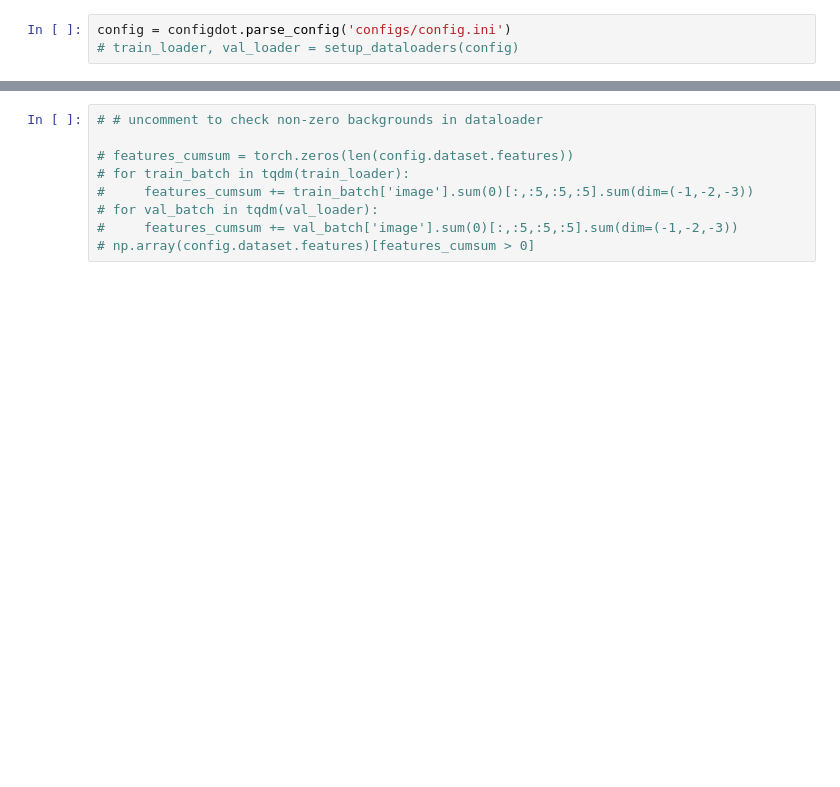
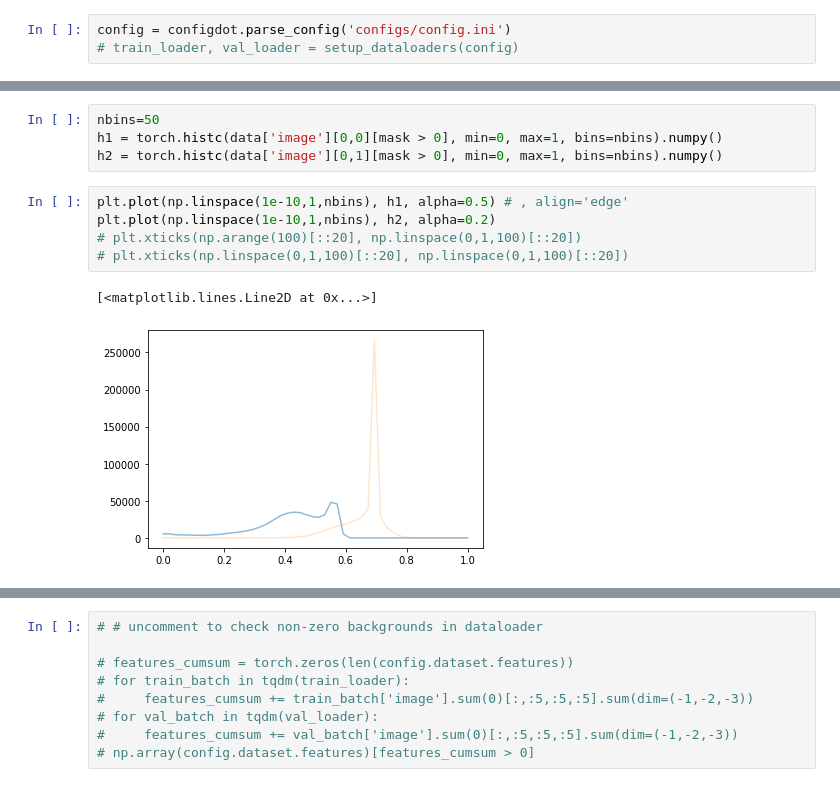
Before and after one commit to blufzzz/FCDNet, a Jupyter notebook: debug.ipynb, the cells around one changed output, grey strips where cells are left out. Drawn from its saved outputs; the diff is of its cells as text; blank space fills up the shorter version.

```diff
--- a/debug.ipynb
+++ b/debug.ipynb
@@ -345,0 +371,12 @@ val_loader = DataLoader(val_ds,
+# %%
+nbins=50
+h1 = torch.histc(data['image'][0,0][mask > 0], min=0, max=1, bins=nbins).numpy()
+h2 = torch.histc(data['image'][0,1][mask > 0], min=0, max=1, bins=nbins).numpy()
+# %%
+plt.plot(np.linspace(1e-10,1,nbins), h1, alpha=0.5) # , align='edge'
+plt.plot(np.linspace(1e-10,1,nbins), h2, alpha=0.2)
+# plt.xticks(np.arange(100)[::20], np.linspace(0,1,100)[::20])
+# plt.xticks(np.linspace(0,1,100)[::20], np.linspace(0,1,100)[::20])
+# %% [output]
+[<matplotlib.lines.Line2D at 0x...>]
+[figure, added]
```
Also changed, not shown: parts of 14 cells of this notebook, 4 other files.
